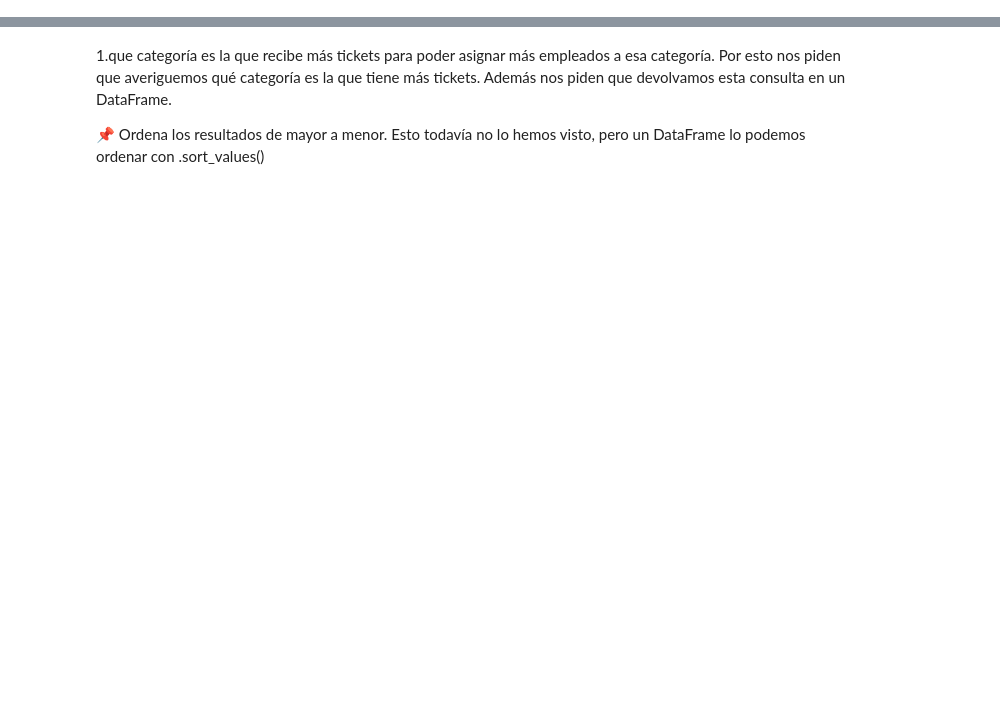
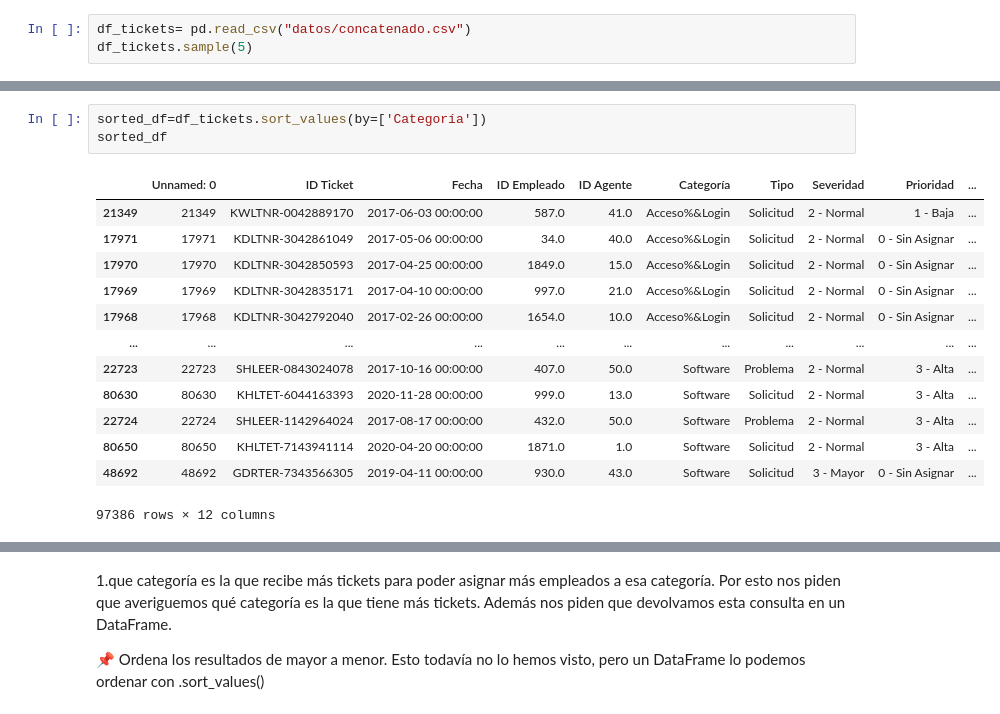
Before and after one commit to Adalab/Adalab-promo-d-da-modulo2-sprint1-Iris-Elisa, a Jupyter notebook: pandas/group_by.ipynb, the cells around one changed output, grey strips where cells are left out. Cells and saved outputs as stored; diff of their text form; blank space fills up the shorter version.

```diff
--- a/pandas/group_by.ipynb
+++ b/pandas/group_by.ipynb
@@ -0,0 +13,3 @@
+# %%
+df_tickets= pd.read_csv("datos/concatenado.csv")
+df_tickets.sample(5)
@@ -0,0 +23,17 @@
+# %%
+sorted_df=df_tickets.sort_values(by=['Categoría'])
+sorted_df
+# %% [output]
+|  | Unnamed: 0 | ID Ticket | Fecha | ID Empleado | ID Agente | Categoría | Tipo | Severidad | Prioridad | ... |
+| 21349 | 21349 | KWLTNR-0042889170 | 2017-06-03 00:00:00 | 587.0 | 41.0 | Acceso%&Login | Solicitud | 2 - Normal | 1 - Baja | ... |
+| 17971 | 17971 | KDLTNR-3042861049 | 2017-05-06 00:00:00 | 34.0 | 40.0 | Acceso%&Login | Solicitud | 2 - Normal | 0 - Sin Asignar | ... |
+| 17970 | 17970 | KDLTNR-3042850593 | 2017-04-25 00:00:00 | 1849.0 | 15.0 | Acceso%&Login | Solicitud | 2 - Normal | 0 - Sin Asignar | ... |
+| 17969 | 17969 | KDLTNR-3042835171 | 2017-04-10 00:00:00 | 997.0 | 21.0 | Acceso%&Login | Solicitud | 2 - Normal | 0 - Sin Asignar | ... |
+| 17968 | 17968 | KDLTNR-3042792040 | 2017-02-26 00:00:00 | 1654.0 | 10.0 | Acceso%&Login | Solicitud | 2 - Normal | 0 - Sin Asignar | ... |
+| ... | ... | ... | ... | ... | ... | ... | ... | ... | ... | ... |
+| 22723 | 22723 | SHLEER-0843024078 | 2017-10-16 00:00:00 | 407.0 | 50.0 | Software | Problema | 2 - Normal | 3 - Alta | ... |
+| 80630 | 80630 | KHLTET-6044163393 | 2020-11-28 00:00:00 | 999.0 | 13.0 | Software | Solicitud | 2 - Normal | 3 - Alta | ... |
+| 22724 | 22724 | SHLEER-1142964024 | 2017-08-17 00:00:00 | 432.0 | 50.0 | Software | Problema | 2 - Normal | 3 - Alta | ... |
+| 80650 | 80650 | KHLTET-7143941114 | 2020-04-20 00:00:00 | 1871.0 | 1.0 | Software | Solicitud | 2 - Normal | 3 - Alta | ... |
+| 48692 | 48692 | GDRTER-7343566305 | 2019-04-11 00:00:00 | 930.0 | 43.0 | Software | Solicitud | 3 - Mayor | 0 - Sin Asignar | ... |
+97386 rows × 12 columns
```
Also changed, not shown: parts of 16 cells of this notebook.
